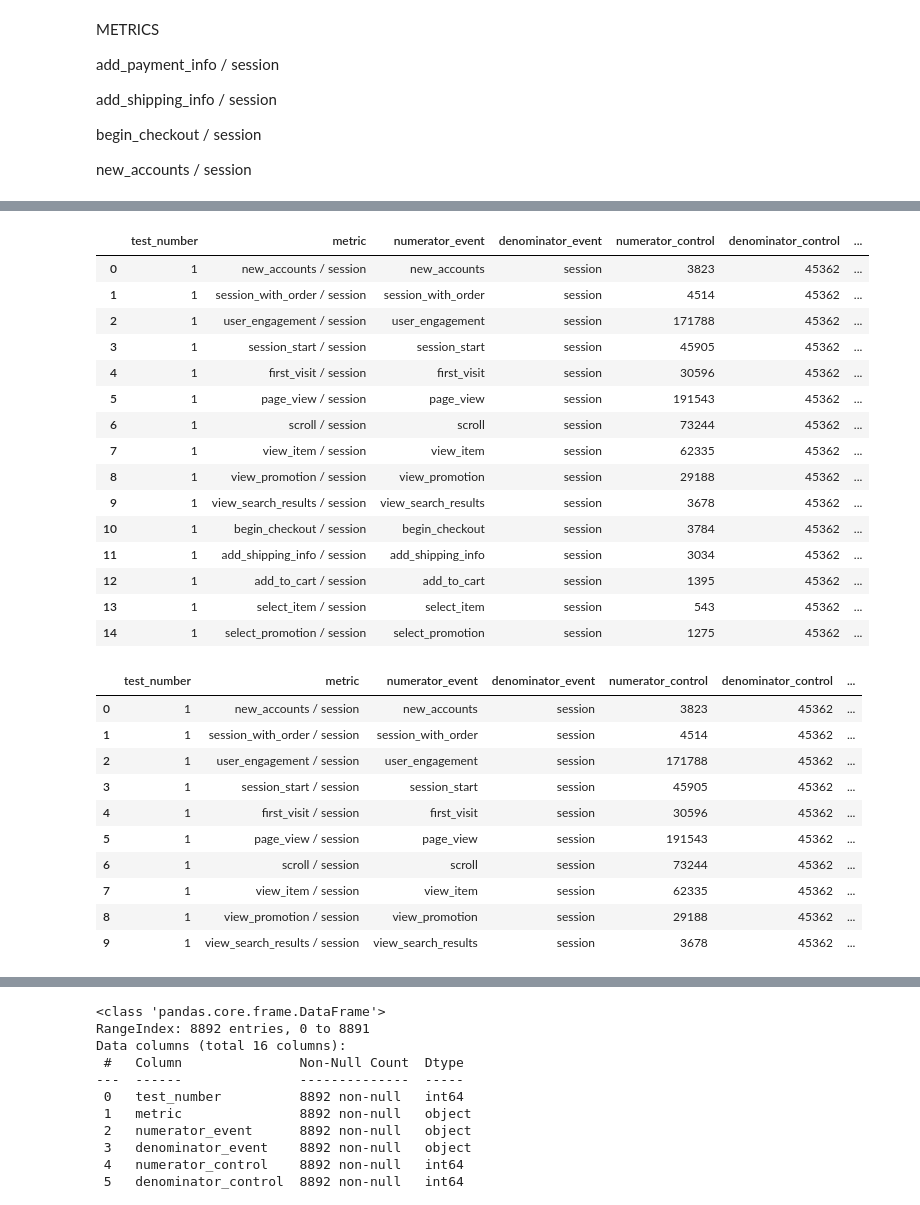
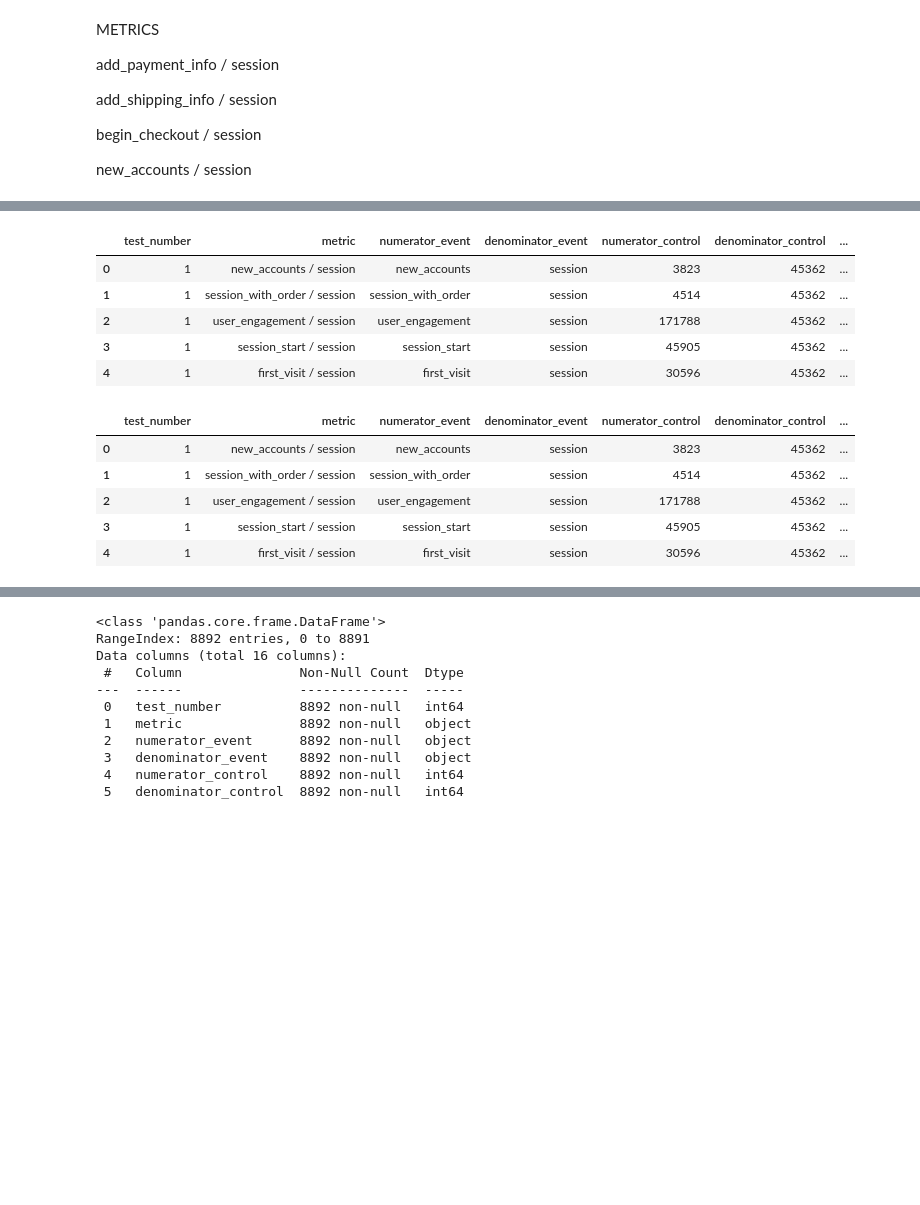
Before and after one commit to tetiana-kholod/a-b-test, a Jupyter notebook: a_b_test.ipynb, the cells around one changed output, grey strips where cells are left out. Saved outputs shown, nothing was run; the diff lists cells and outputs as text; code cells hidden in the pictures; blank space fills up the shorter version.

```diff
--- a/a_b_test.ipynb
+++ b/a_b_test.ipynb
@@ -287,7 +287,7 @@ for test in test_list:
         "denominator_test": results_test_group2["sessions"].iloc[0],
         "conversion_test": results_test_group2[event].iloc[0] / results_test_group2["sessions"].iloc[0],
 
-        "metric_change": (),
+        "metric_change_%": (),
         "z_stat": (),
         "p_value": (),
         "significant": (),
@@ -300,7 +300,7 @@ for test in test_list:
 #final_table["dimension"] = "total"
 #final_table["dimension_value"] = "total"
 
-final_table.head(50)
+final_table.head()
 # %% [output]
 |  | test_number | metric | numerator_event | denominator_event | numerator_control | denominator_control | ... |
 | 0 | 1 | new_accounts / session | new_accounts | session | 3823 | 45362 | ... |
@@ -351,7 +340,7 @@ for device in devices_list:
             "denominator_test": results_test_devices_group_2["sessions"].iloc[0],
             "conversion_test": results_test_devices_group_2[event].iloc[0] / results_test_devices_group_2["sessions"].iloc[0],
 
-            "metric_change": (),
+            "metric_change_%": (),
             "z_stat": (),
             "p_value": (),
             "significant": (),
@@ -365,7 +354,7 @@ for device in devices_list:
 
 
 #final_table["metric_change"] = final_table["conversion_test"] / final_table["conversion_control"] - 1
-final_table.head(150)
+final_table.head()
 # %% [output]
 |  | test_number | metric | numerator_event | denominator_event | numerator_control | denominator_control | ... |
 | 0 | 1 | new_accounts / session | new_accounts | session | 3823 | 45362 | ... |
@@ -383,6 +365,6 @@ final_table.head(150)
 # %%
 channel_list = results["channel"].unique()
-#print(devices_list)
+
 for channel in channel_list:
     results_grouped_by_test_group_channels = results[results["channel"] == channel].groupby(['test', 'test_group'])[events_list].sum()
 
@@ -402,46 +384,36 @@ for channel in channel_list:
             "test_number": test,
             #"test_group": test_group,
 
             "metric": f"{event} / session",
             "numerator_event": event,
             "denominator_event": "session",
             "numerator_control": results_test_channels_group_1[event].iloc[0],
             "denominator_control": results_test_channels_group_1["sessions"].iloc[0],
             "conversion_control": results_test_channels_group_1[event].iloc[0] / results_test_channels_group_1["sessions"].iloc[0],
             "numerator_test": results_test_channels_group_2[event].iloc[0],
             "denominator_test": results_test_channels_group_2["sessions"].iloc[0],
             "conversion_test": results_test_channels_group_2[event].iloc[0] / results_test_channels_group_2["sessions"].iloc[0],
 
-            "metric_change": (),
+            "metric_change_%": (),
             "z_stat": (),
             "p_value": (),
             "significant": (),
 
             "dimension": "channel",
             "dimension_value": channel
             }
 
             final_table = pd.concat([final_table, pd.DataFrame([new_row_3])], ignore_index=True)
 
-final_table["metric_change"] = final_table["conversion_test"] / final_table["conversion_control"] - 1
-final_table.head(15)
+#final_table["metric_change"] = final_table["conversion_test"] / final_table["conversion_control"]*100 - 100
+final_table.head()
 # %% [output]
 |  | test_number | metric | numerator_event | denominator_event | numerator_control | denominator_control | ... |
 | 0 | 1 | new_accounts / session | new_accounts | session | 3823 | 45362 | ... |
 | 1 | 1 | session_with_order / session | session_with_order | session | 4514 | 45362 | ... |
 | 2 | 1 | user_engagement / session | user_engagement | session | 171788 | 45362 | ... |
 | 3 | 1 | session_start / session | session_start | session | 45905 | 45362 | ... |
 | 4 | 1 | first_visit / session | first_visit | session | 30596 | 45362 | ... |
-| 5 | 1 | page_view / session | page_view | session | 191543 | 45362 | ... |
-| 6 | 1 | scroll / session | scroll | session | 73244 | 45362 | ... |
-| 7 | 1 | view_item / session | view_item | session | 62335 | 45362 | ... |
-| 8 | 1 | view_promotion / session | view_promotion | session | 29188 | 45362 | ... |
-| 9 | 1 | view_search_results / session | view_search_results | session | 3678 | 45362 | ... |
-| 10 | 1 | begin_checkout / session | begin_checkout | session | 3784 | 45362 | ... |
-| 11 | 1 | add_shipping_info / session | add_shipping_info | session | 3034 | 45362 | ... |
-| 12 | 1 | add_to_cart / session | add_to_cart | session | 1395 | 45362 | ... |
-| 13 | 1 | select_item / session | select_item | session | 543 | 45362 | ... |
-| 14 | 1 | select_promotion / session | select_promotion | session | 1275 | 45362 | ... |
 # %%
 country_list = results["country"].unique()
 #print(devices_list)
@@ -474,7 +446,7 @@ for country in country_list:
             "denominator_test": results_test_channels_group_2["sessions"].iloc[0],
             "conversion_test": results_test_channels_group_2[event].iloc[0] / results_test_channels_group_2["sessions"].iloc[0],
 
-            "metric_change": (),
+            "metric_change_%": (),
             "z_stat": (),
             "p_value": (),
             "significant": (),
@@ -485,8 +457,8 @@ for country in country_list:
 
             final_table = pd.concat([final_table, pd.DataFrame([new_row_5])], ignore_index=True)
 
-final_table["metric_change"] = final_table["conversion_test"] / final_table["conversion_control"]*100 - 100
-final_table.head(10)
+final_table["metric_change_%"] = final_table["conversion_test"] / final_table["conversion_control"]*100 - 100
+final_table.head()
 # %% [output]
 |  | test_number | metric | numerator_event | denominator_event | numerator_control | denominator_control | ... |
 | 0 | 1 | new_accounts / session | new_accounts | session | 3823 | 45362 | ... |
@@ -494,11 +466,6 @@ final_table.head(10)
 | 2 | 1 | user_engagement / session | user_engagement | session | 171788 | 45362 | ... |
 | 3 | 1 | session_start / session | session_start | session | 45905 | 45362 | ... |
 | 4 | 1 | first_visit / session | first_visit | session | 30596 | 45362 | ... |
-| 5 | 1 | page_view / session | page_view | session | 191543 | 45362 | ... |
-| 6 | 1 | scroll / session | scroll | session | 73244 | 45362 | ... |
-| 7 | 1 | view_item / session | view_item | session | 62335 | 45362 | ... |
-| 8 | 1 | view_promotion / session | view_promotion | session | 29188 | 45362 | ... |
-| 9 | 1 | view_search_results / session | view_search_results | session | 3678 | 45362 | ... |
 # %%
 
 # conversion rate
```
Also changed, not shown: parts of 4 cells of this notebook.
